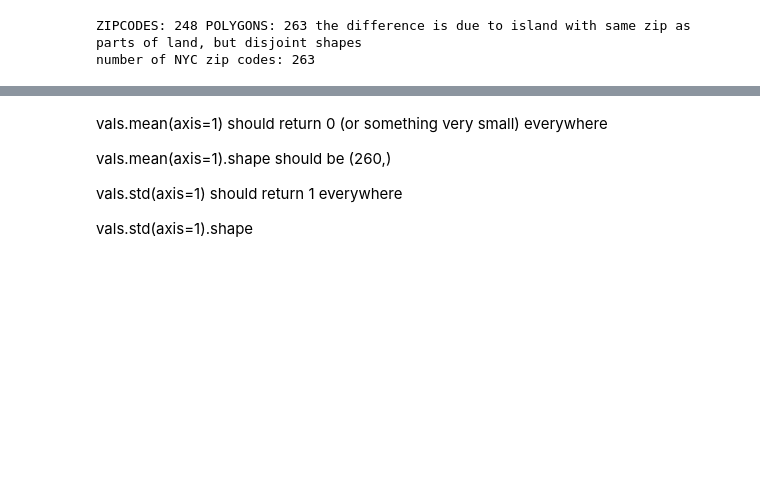
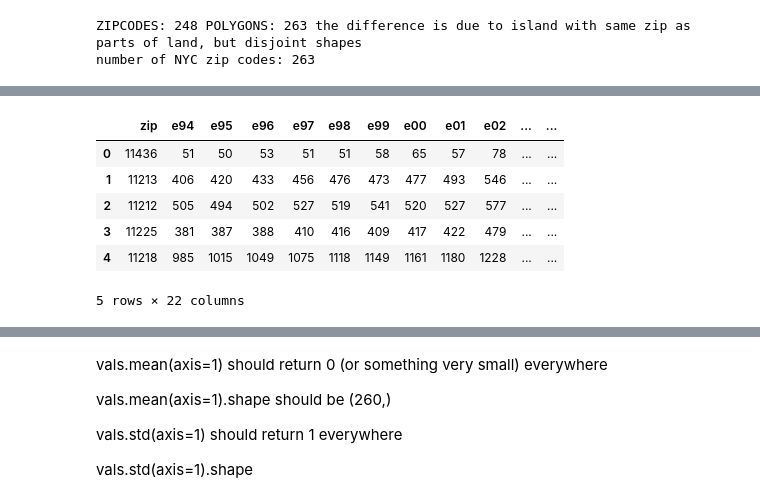
Before and after one commit to AHassler/PUI2018_ah4412, a Jupyter notebook: HW12_ah4412/Assignment2_ah4412.ipynb, the cells around one changed output, grey strips where cells are left out. Cells and saved outputs as stored; diff of their text form; code cells hidden in the pictures; blank space fills up the shorter version.

```diff
--- a/HW12_ah4412/Assignment2_ah4412.ipynb
+++ b/HW12_ah4412/Assignment2_ah4412.ipynb
@@ -224,4 +240,14 @@ number of NYC zip codes: 263
 # %%
 # subset census data to just NYC zipcodes
+cbs = pd.merge(nyczip, df_all, on='zip')
+cbs.head()
+# %% [output]
+|  | zip | e94 | e95 | e96 | e97 | e98 | e99 | e00 | e01 | e02 | ... | ... |
+| 0 | 11436 | 51 | 50 | 53 | 51 | 51 | 58 | 65 | 57 | 78 | ... | ... |
+| 1 | 11213 | 406 | 420 | 433 | 456 | 476 | 473 | 477 | 493 | 546 | ... | ... |
+| 2 | 11212 | 505 | 494 | 502 | 527 | 519 | 541 | 520 | 527 | 577 | ... | ... |
+| 3 | 11225 | 381 | 387 | 388 | 410 | 416 | 409 | 417 | 422 | 479 | ... | ... |
+| 4 | 11218 | 985 | 1015 | 1049 | 1075 | 1118 | 1149 | 1161 | 1180 | 1228 | ... | ... |
+5 rows × 22 columns
 # %%
 # 20 years of data and 263 zipcodes
```
Also changed, not shown: parts of 18 cells of this notebook.
